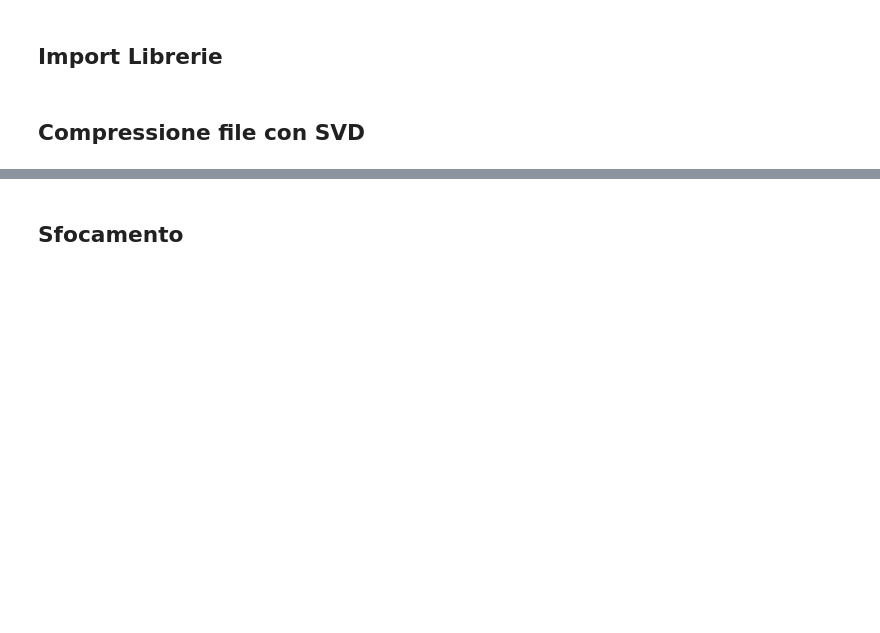
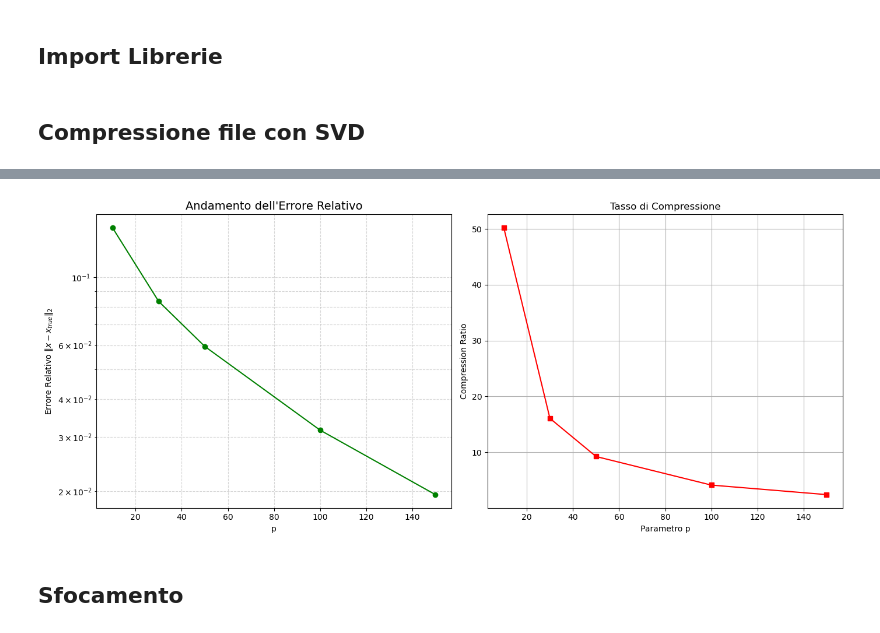
Before and after one commit to ItsTixel/calcolo_numerico, a Jupyter notebook: homeworks/hw4/hw_4.ipynb, the cells around one changed output, grey strips where cells are left out. Drawn from its saved outputs; the diff is of its cells as text; code cells hidden in the pictures; blank space fills up the shorter version.

```diff
--- a/homeworks/hw4/hw_4.ipynb
+++ b/homeworks/hw4/hw_4.ipynb
@@ -115,3 +106,24 @@ Rango massimo possibile: 512
+# %%
+plt.figure(figsize=(14, 6))
+
+plt.subplot(1, 2, 1)
+plt.semilogy(p_arr, errors, color='green', marker='o', linestyle='-', label='Errore Relativo')
+plt.title("Andamento dell'Errore Relativo", fontsize=14)
+plt.xlabel("p")
+plt.ylabel(r"Errore Relativo $\|x - x_{true}\|_2$")
+plt.grid(True, which="both", linestyle='--', alpha=0.5)
+
+plt.subplot(1, 2, 2)
+plt.plot(p_arr, compressions, color='red', marker='s', linestyle='-', label='Compression Ratio')
+plt.title("Tasso di Compressione")
+plt.xlabel("Parametro p")
+plt.ylabel("Compression Ratio")
+plt.grid(True)
+
+plt.tight_layout()
+plt.show()
+# %% [output]
+[figure, added]
 # %% [markdown]
 ## Sfocamento
 # %%
```
Also changed, not shown: parts of 12 cells of this notebook, 1 other file.
